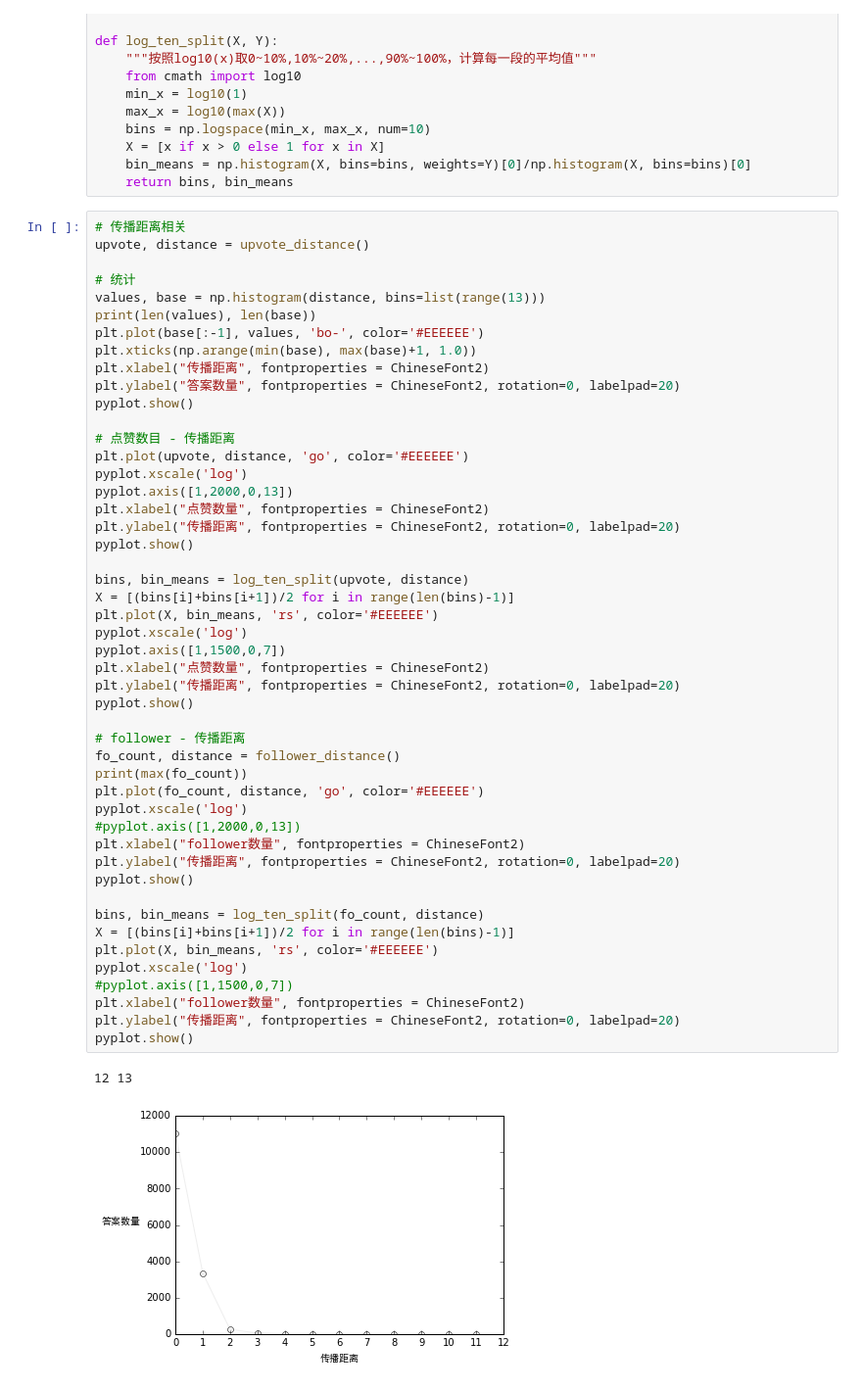
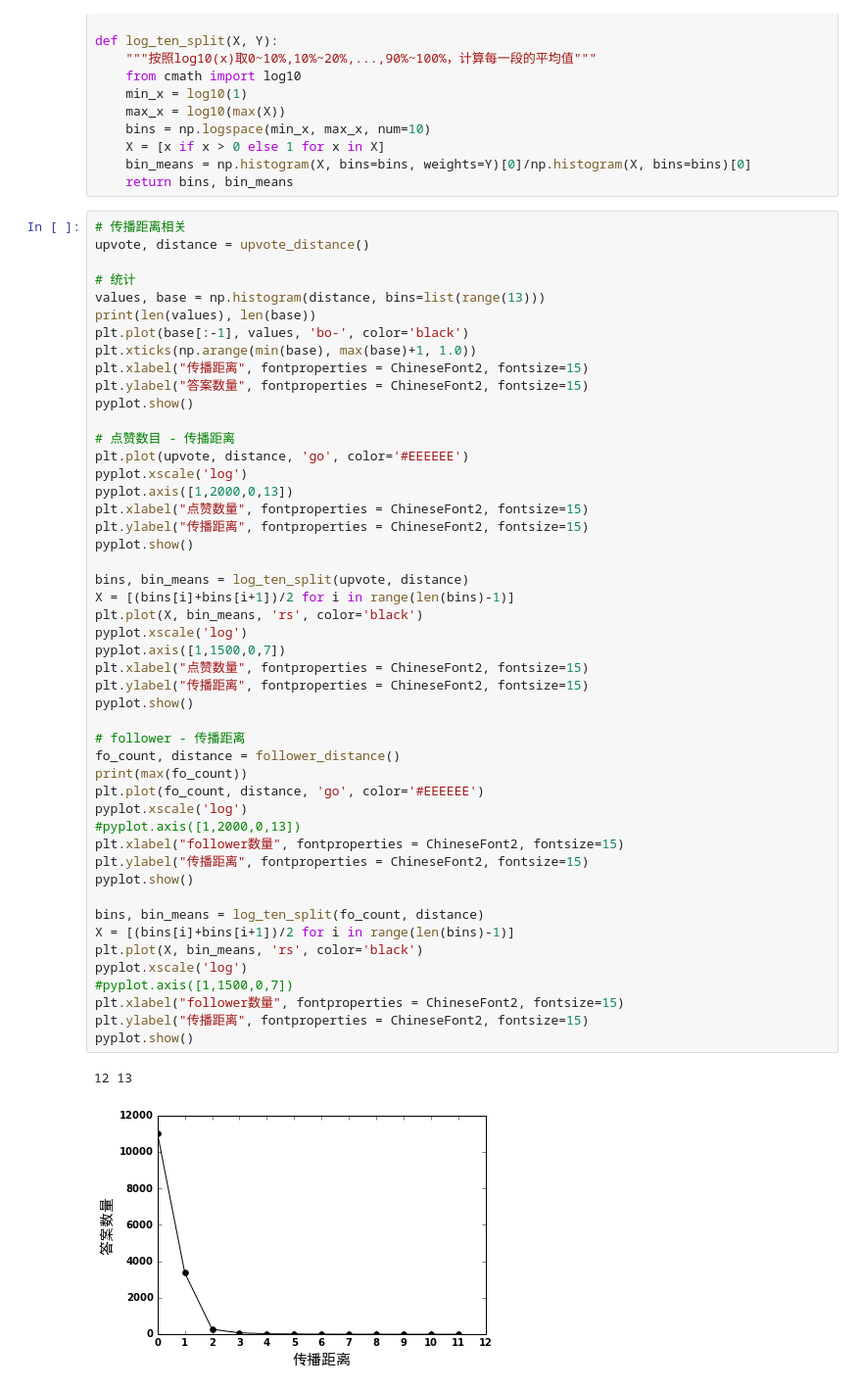
Before and after one commit to Hank-wood/Graduate, a Jupyter notebook: infer/analysis/analysis.ipynb, the cells around one changed output. Shown at 98% size. Drawn from its saved outputs; the diff is of its cells as text.

```diff
--- a/infer/analysis/analysis.ipynb
+++ b/infer/analysis/analysis.ipynb
@@ -103,47 +103,47 @@ upvote, distance = upvote_distance()
 # 统计
 values, base = np.histogram(distance, bins=list(range(13)))
 print(len(values), len(base))
-plt.plot(base[:-1], values, 'bo-', color='#EEEEEE')
+plt.plot(base[:-1], values, 'bo-', color='black')
 plt.xticks(np.arange(min(base), max(base)+1, 1.0))
-plt.xlabel("传播距离", fontproperties = ChineseFont2)
-plt.ylabel("答案数量", fontproperties = ChineseFont2, rotation=0, labelpad=20)
+plt.xlabel("传播距离", fontproperties = ChineseFont2, fontsize=15)
+plt.ylabel("答案数量", fontproperties = ChineseFont2, fontsize=15)
 pyplot.show()
 
 # 点赞数目 - 传播距离
 plt.plot(upvote, distance, 'go', color='#EEEEEE')
 pyplot.xscale('log')
 pyplot.axis([1,2000,0,13])
-plt.xlabel("点赞数量", fontproperties = ChineseFont2)
-plt.ylabel("传播距离", fontproperties = ChineseFont2, rotation=0, labelpad=20)
+plt.xlabel("点赞数量", fontproperties = ChineseFont2, fontsize=15)
+plt.ylabel("传播距离", fontproperties = ChineseFont2, fontsize=15)
 pyplot.show()
 
 bins, bin_means = log_ten_split(upvote, distance)
 X = [(bins[i]+bins[i+1])/2 for i in range(len(bins)-1)]
-plt.plot(X, bin_means, 'rs', color='#EEEEEE')
+plt.plot(X, bin_means, 'rs', color='black')
 pyplot.xscale('log')
 pyplot.axis([1,1500,0,7])
-plt.xlabel("点赞数量", fontproperties = ChineseFont2)
-plt.ylabel("传播距离", fontproperties = ChineseFont2, rotation=0, labelpad=20)
+plt.xlabel("点赞数量", fontproperties = ChineseFont2, fontsize=15)
+plt.ylabel("传播距离", fontproperties = ChineseFont2, fontsize=15)
 pyplot.show()
 
 # follower - 传播距离
 fo_count, distance = follower_distance()
 print(max(fo_count))
 plt.plot(fo_count, distance, 'go', color='#EEEEEE')
 pyplot.xscale('log')
 #pyplot.axis([1,2000,0,13])
-plt.xlabel("follower数量", fontproperties = ChineseFont2)
-plt.ylabel("传播距离", fontproperties = ChineseFont2, rotation=0, labelpad=20)
+plt.xlabel("follower数量", fontproperties = ChineseFont2, fontsize=15)
+plt.ylabel("传播距离", fontproperties = ChineseFont2, fontsize=15)
 pyplot.show()
 
 bins, bin_means = log_ten_split(fo_count, distance)
 X = [(bins[i]+bins[i+1])/2 for i in range(len(bins)-1)]
-plt.plot(X, bin_means, 'rs', color='#EEEEEE')
+plt.plot(X, bin_means, 'rs', color='black')
 pyplot.xscale('log')
 #pyplot.axis([1,1500,0,7])
-plt.xlabel("follower数量", fontproperties = ChineseFont2)
-plt.ylabel("传播距离", fontproperties = ChineseFont2, rotation=0, labelpad=20)
+plt.xlabel("follower数量", fontproperties = ChineseFont2, fontsize=15)
+plt.ylabel("传播距离", fontproperties = ChineseFont2, fontsize=15)
 pyplot.show()
 # %% [output]
 12 13
-[figure, old version]
+[figure, new version]
```
Also changed, not shown: parts of 5 cells of this notebook.
